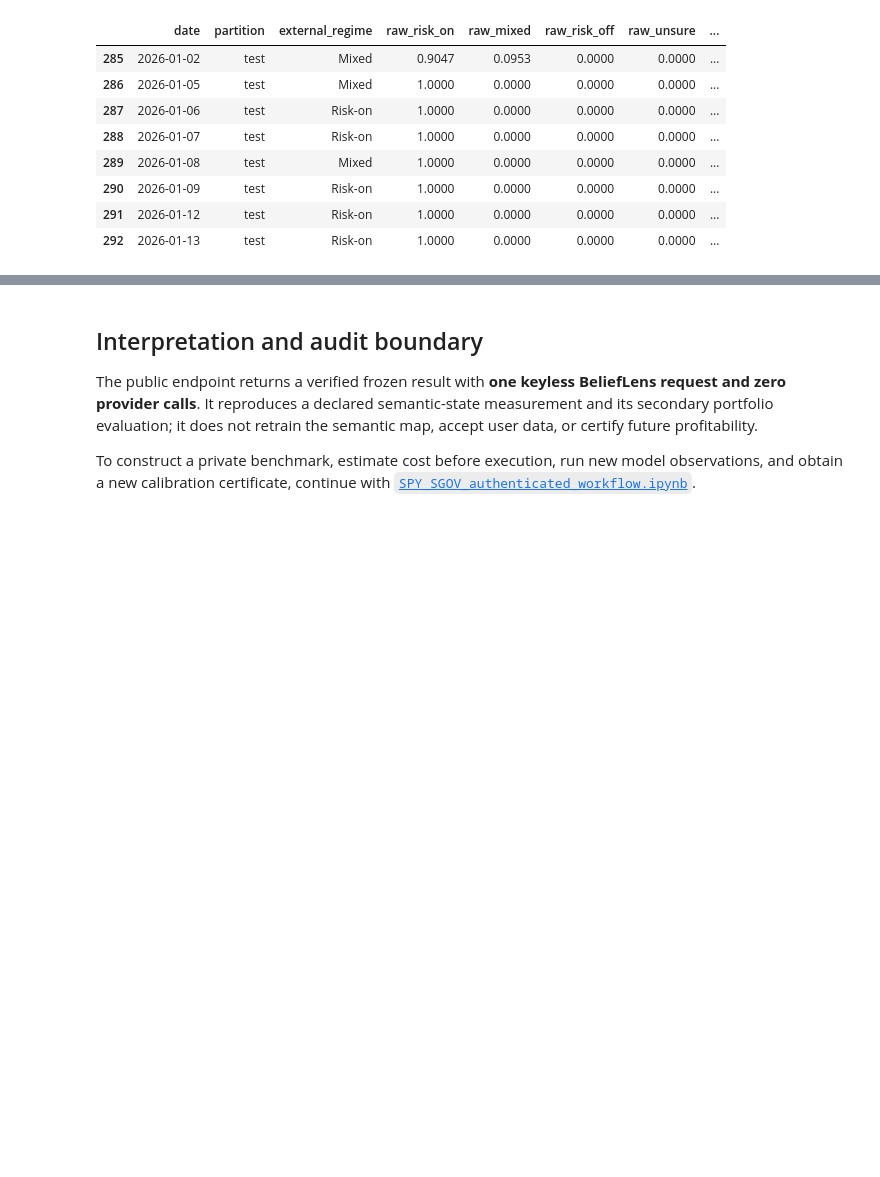
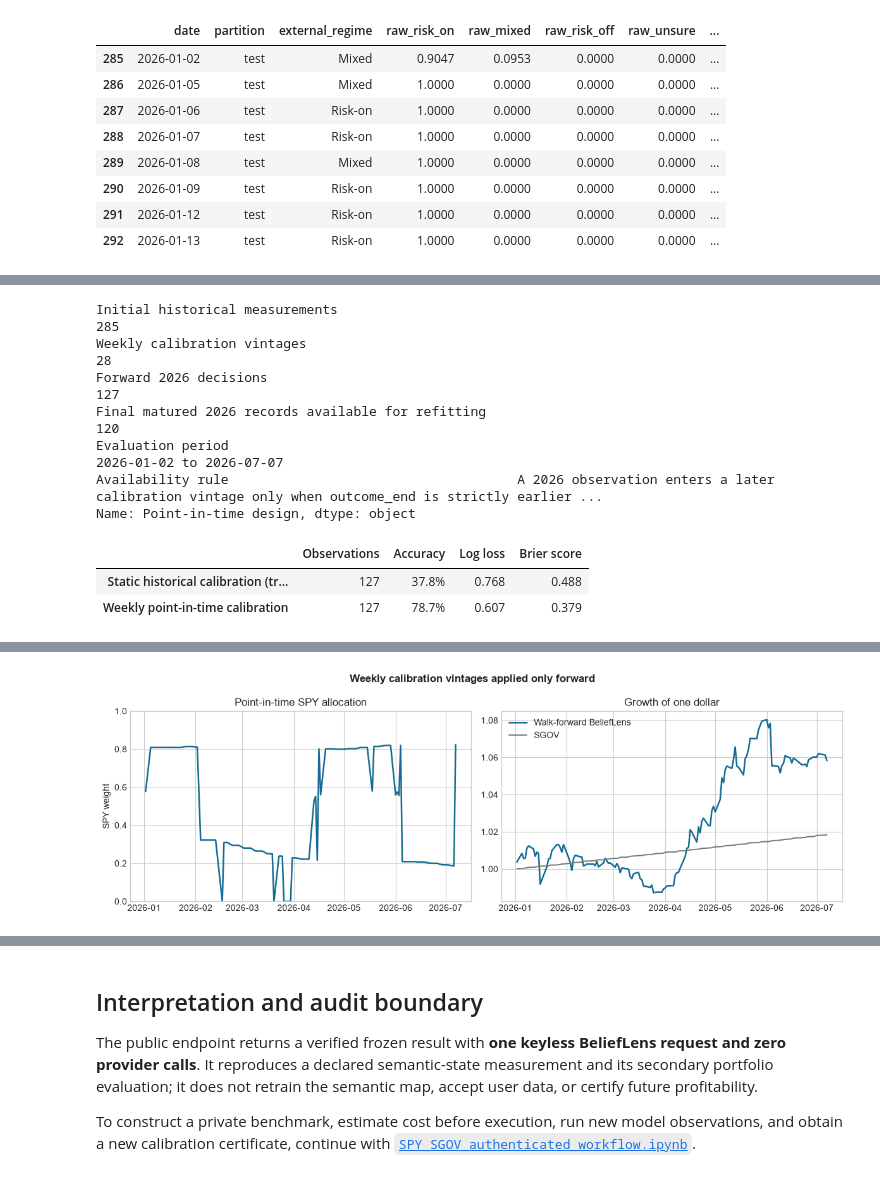
Before and after one commit to mfrdixon/BeliefLens-RSS-Reproducibility, a Jupyter notebook: examples/notebooks/finance/SPY_SGOV_public_reproduction.ipynb, the cells around one changed output, grey strips where cells are left out. Drawn from its saved outputs; the diff is of its cells as text; code cells hidden in the pictures; blank space fills up the shorter version.

Commit message:
Replace static portfolio section with walk-forward evaluation

```diff
--- a/examples/notebooks/finance/SPY_SGOV_public_reproduction.ipynb
+++ b/examples/notebooks/finance/SPY_SGOV_public_reproduction.ipynb
@@ -424,0 +343,55 @@ Every reported walk-forward probability is out of sample relative to its own cal
+# %%
+WF = BUNDLE.parent/'derived'/'walk_forward_v1'
+walk_forward = json.loads((WF/'walk_forward_result.json').read_text())
+walk_rows = pd.read_csv(WF/'walk_forward_measurements.csv', parse_dates=['date', 'outcome_end'])
+
+design = walk_forward['design']; counts = walk_forward['counts']
+display(pd.Series({
+    'Initial historical measurements': counts['pre_2026_fit_records'],
+    'Weekly calibration vintages': counts['weekly_vintages'],
+    'Forward 2026 decisions': counts['test_decisions'],
+    'Final matured 2026 records available for refitting': counts['final_matured_2026_records'],
+    'Evaluation period': f"{design['test_start']} to {design['test_end']}",
+    'Availability rule': design['availability_rule'],
+}, name='Point-in-time design'))
+
+measurement_comparison = pd.DataFrame(walk_forward['measurement_metrics']).T.rename(index={
+    'static_2018_2020_calibrator': 'Static historical calibration (transport diagnostic)',
+    'weekly_walk_forward_calibrator': 'Weekly point-in-time calibration',
+}).rename(columns={'observations':'Observations','accuracy':'Accuracy','log_loss':'Log loss','multiclass_brier':'Brier score'})
+display(measurement_comparison[['Observations','Accuracy','Log loss','Brier score']].style.format({
+    'Observations':'{:.0f}','Accuracy':'{:.1%}','Log loss':'{:.3f}','Brier score':'{:.3f}'
+}))
+
+wf_performance = pd.DataFrame(walk_forward['portfolio_metrics']).T.rename(index={
+    'weekly_walk_forward_calibrated':'Weekly point-in-time BeliefLens allocation'
+}).rename(columns={
+    'observations':'Observations','annualized_return':'Annual return',
+    'annualized_volatility':'Annual volatility','excess_sharpe_vs_sgov':'Excess Sharpe vs SGOV',
+    'maximum_drawdown':'Maximum drawdown','total_return':'Total return'
+})
+display(wf_performance[['Observations','Total return','Annual return','Annual volatility','Excess Sharpe vs SGOV','Maximum drawdown']].style.format({
+    'Observations':'{:.0f}','Total return':'{:.1%}','Annual return':'{:.1%}',
+    'Annual volatility':'{:.1%}','Excess Sharpe vs SGOV':'{:.2f}','Maximum drawdown':'{:.1%}'
+}))
+
+fig, axes = plt.subplots(1, 2, figsize=(12, 4))
+axes[0].plot(walk_rows['date'], walk_rows['wf_spy_weight'], color='#146c94', linewidth=1.8)
+axes[0].set_ylim(0, 1); axes[0].set_title('Point-in-time SPY allocation'); axes[0].set_ylabel('SPY weight')
+wealth = (1 + walk_rows['wf_strategy_return']).cumprod()
+safe_wealth = (1 + walk_rows['portfolio_safe_return']).cumprod()
+axes[1].plot(walk_rows['date'], wealth, label='Walk-forward BeliefLens', color='#146c94', linewidth=1.8)
+axes[1].plot(walk_rows['date'], safe_wealth, label='SGOV', color='#777777', linewidth=1.4)
+axes[1].set_title('Growth of one dollar'); axes[1].legend(frameon=False)
+fig.suptitle('Weekly calibration vintages applied only forward', fontweight='bold'); fig.tight_layout()
+# %% [output]
+Initial historical measurements                                                                                                                       285
+Weekly calibration vintages                                                                                                                            28
+Forward 2026 decisions                                                                                                                                127
+Final matured 2026 records available for refitting                                                                                                    120
+Evaluation period                                                                                                                2026-01-02 to 2026-07-07
+Availability rule                                     A 2026 observation enters a later calibration vintage only when outcome_end is strictly earlier ...
+Name: Point-in-time design, dtype: object
+|  | Observations | Accuracy | Log loss | Brier score |
+| Static historical calibration (tr... | 127 | 37.8% | 0.768 | 0.488 |
+| Weekly point-in-time calibration | 127 | 78.7% | 0.607 | 0.379 |
@@ -424,0 +400 @@ Every reported walk-forward probability is out of sample relative to its own cal
+[figure, added]
```
Also changed, not shown: parts of 9 cells of this notebook.
